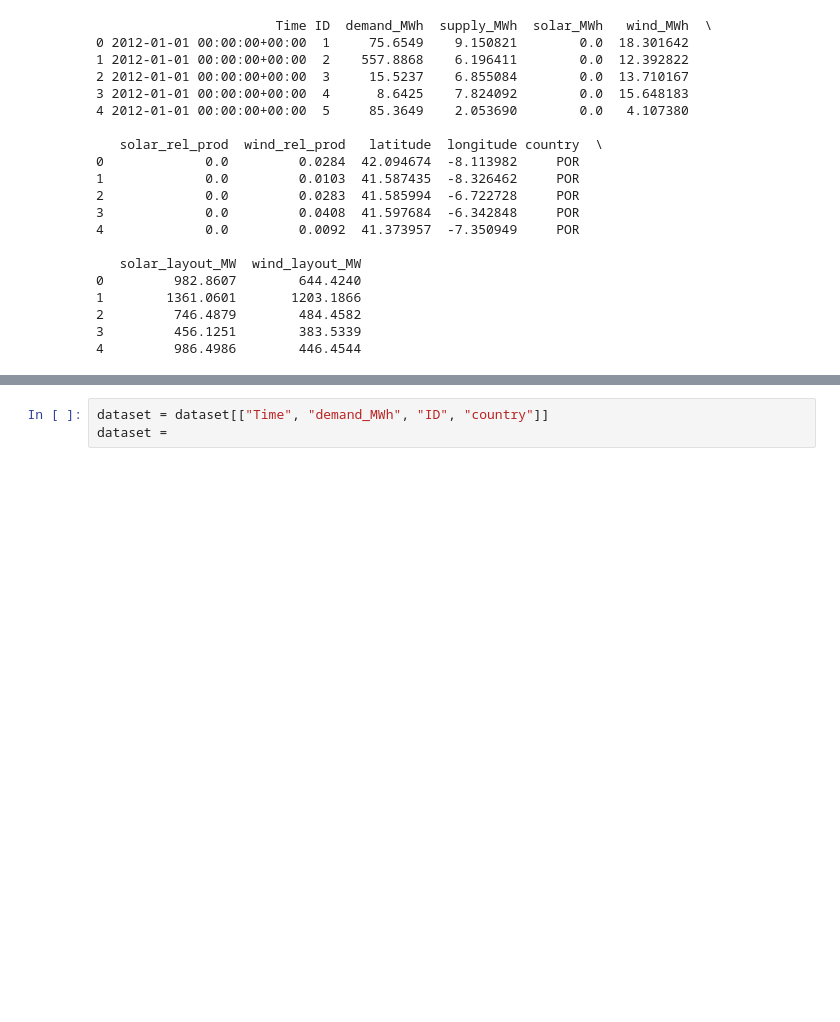
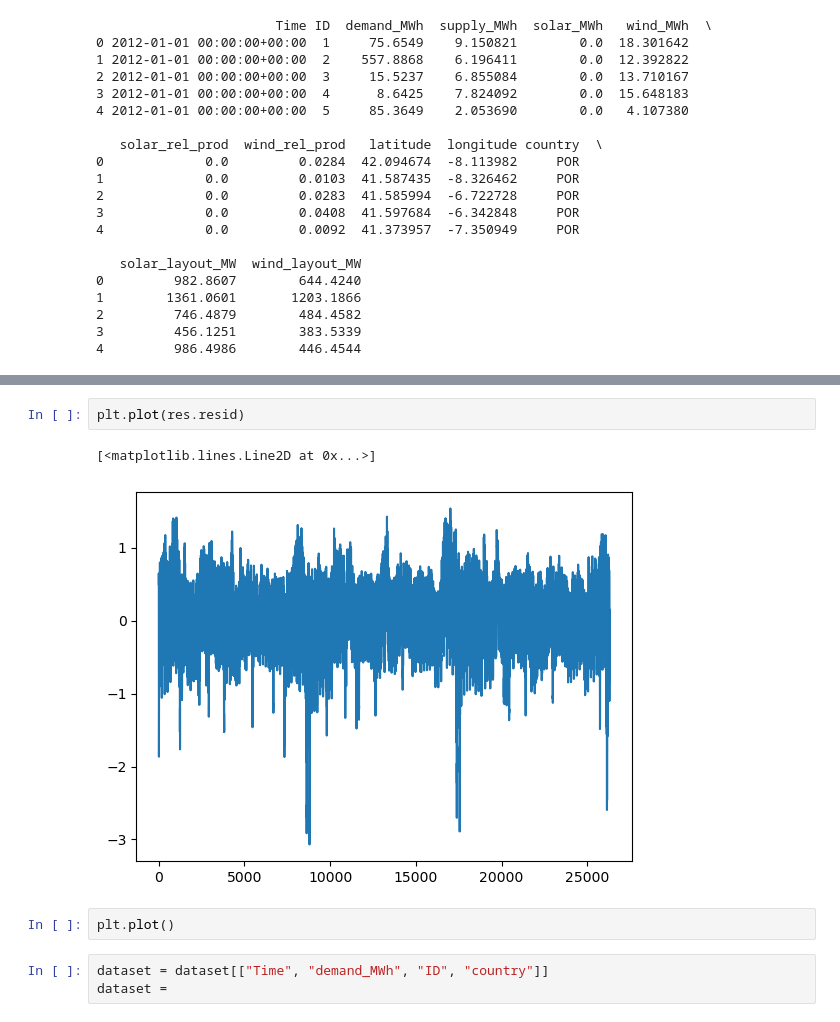
Before and after one commit to 000rla/demand-MFC-jamboree-2026, a Jupyter notebook: explore.ipynb, the cells around one changed output, grey strips where cells are left out. Cells and saved outputs as stored; diff of their text form; blank space fills up the shorter version.

```diff
--- a/explore.ipynb
+++ b/explore.ipynb
@@ -54,3 +117,10 @@ dataset.head()
+# %%
+plt.plot(res.resid)
+# %% [output]
+[<matplotlib.lines.Line2D at 0x...>]
+[figure, added]
+# %%
+plt.plot()
 # %%
 dataset = dataset[["Time", "demand_MWh", "ID", "country"]]
 dataset =
```
Also changed, not shown: parts of 22 cells of this notebook.
